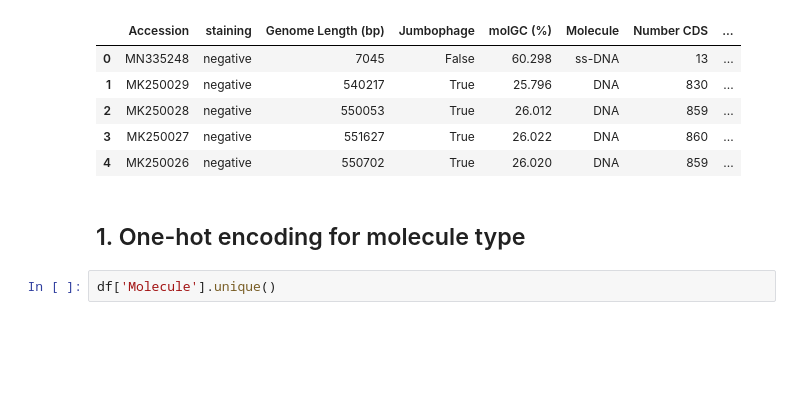
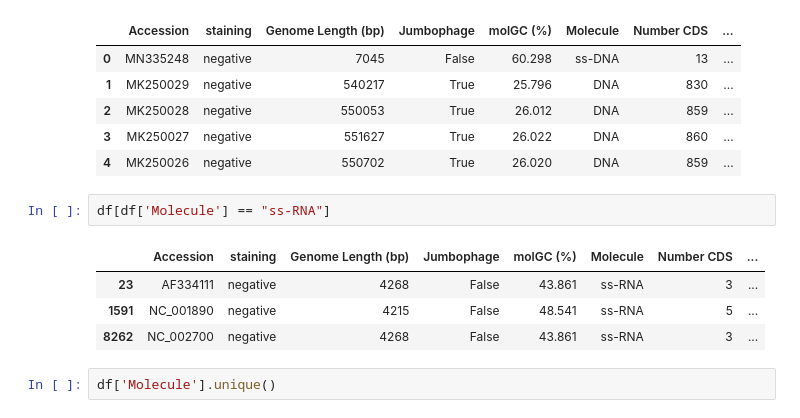
Before and after one commit to Alvaroguleon/Phage-predictor, a Jupyter notebook: notebooks/04_feature_engineering.ipynb, the cells around one changed output. Drawn from its saved outputs; the diff is of its cells as text; blank space fills up the shorter version.

```diff
--- a/notebooks/04_feature_engineering.ipynb
+++ b/notebooks/04_feature_engineering.ipynb
@@ -10,8 +142,13 @@ df.head()
 | 2 | MK250028 | negative | 550053 | True | 26.012 | DNA | 859 | ... |
 | 3 | MK250027 | negative | 551627 | True | 26.022 | DNA | 860 | ... |
 | 4 | MK250026 | negative | 550702 | True | 26.020 | DNA | 859 | ... |
-# %% [markdown]
-## 1. One-hot encoding for molecule type
+# %%
+df[df['Molecule'] == "ss-RNA"]
+# %% [output]
+|  | Accession | staining | Genome Length (bp) | Jumbophage | molGC (%) | Molecule | Number CDS | ... |
+| 23 | AF334111 | negative | 4268 | False | 43.861 | ss-RNA | 3 | ... |
+| 1591 | NC_001890 | negative | 4215 | False | 48.541 | ss-RNA | 5 | ... |
+| 8262 | NC_002700 | negative | 4268 | False | 43.861 | ss-RNA | 3 | ... |
 # %%
 df['Molecule'].unique()
 # %% [output]
```
Also changed, not shown: parts of 24 cells of this notebook, 3 other files.
